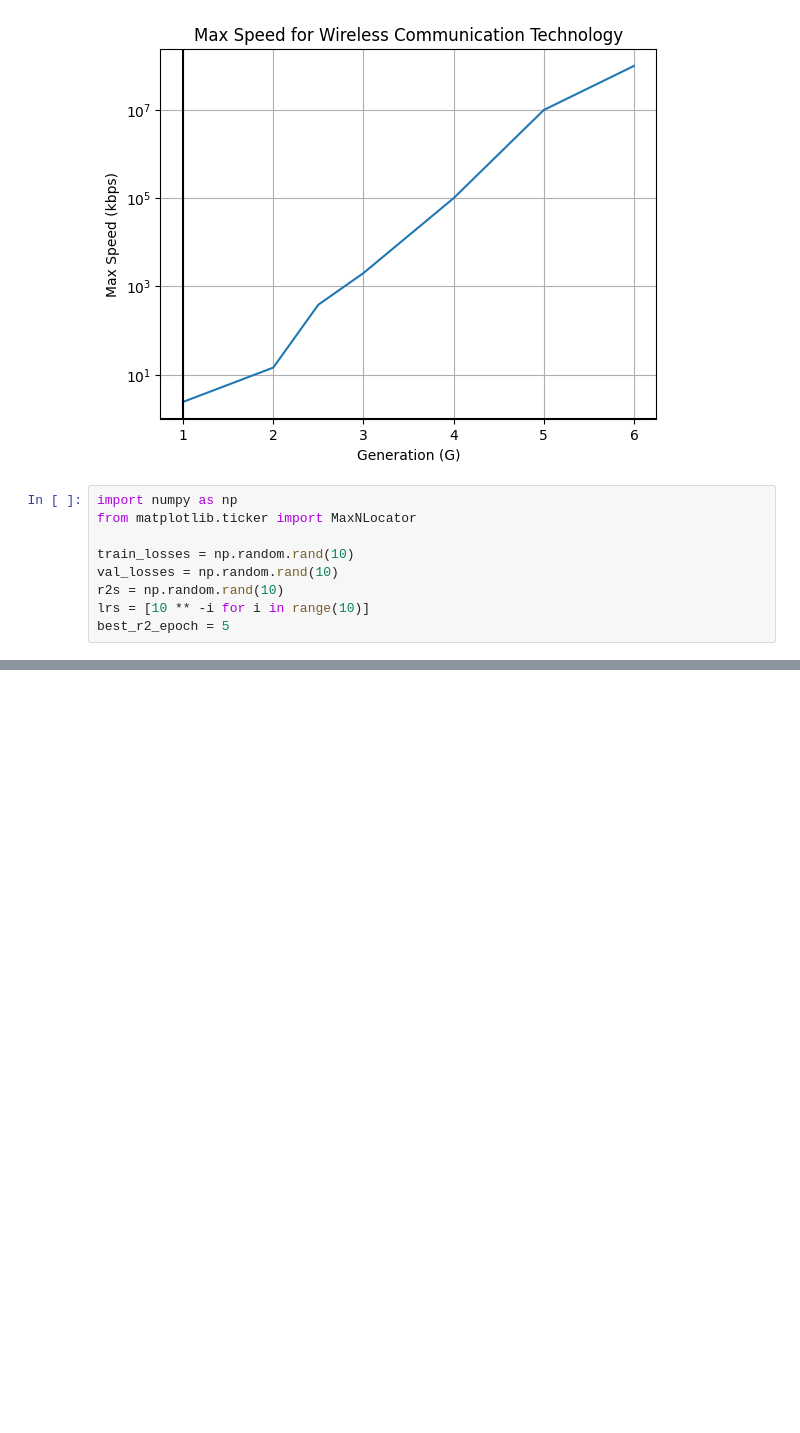
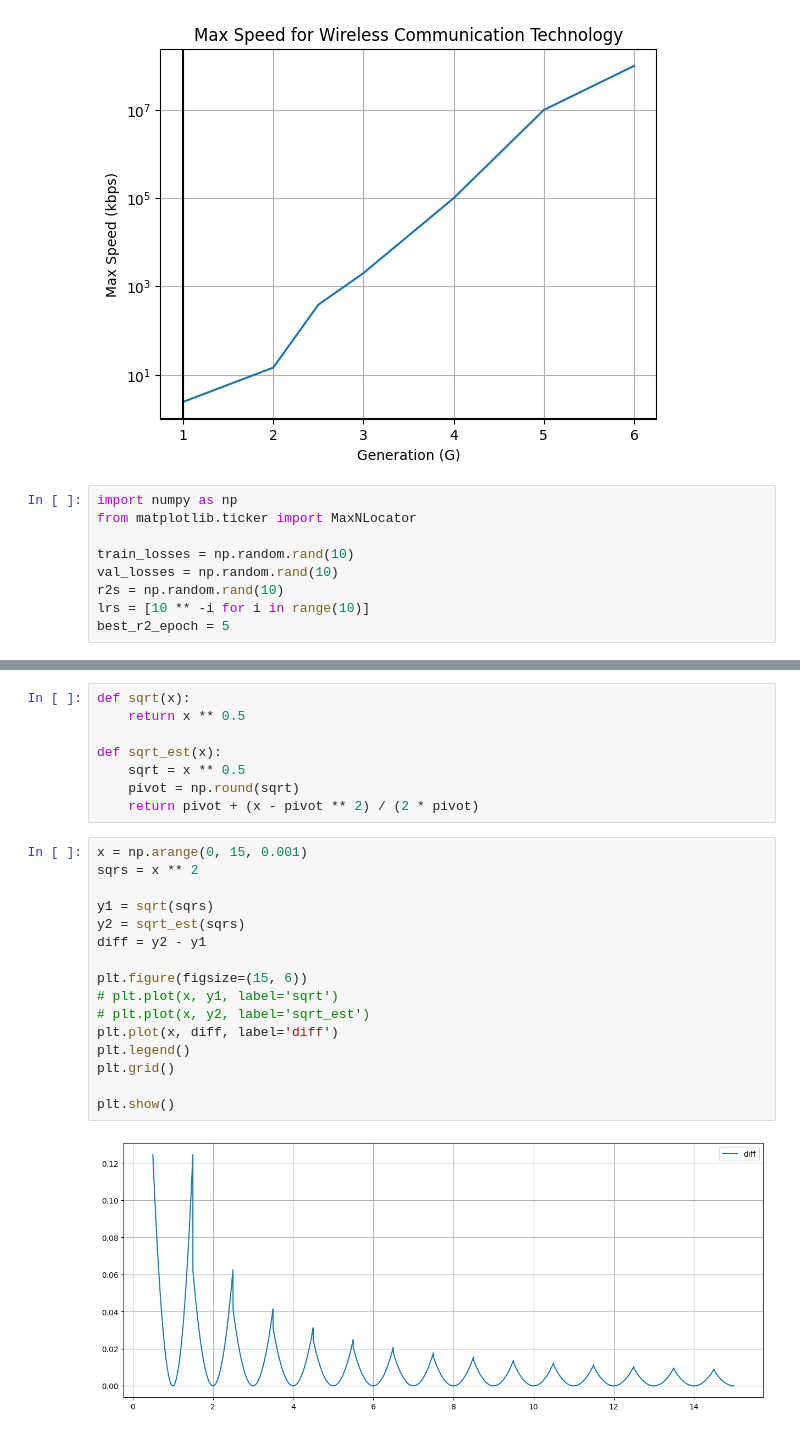
Before and after one commit to kmljt/KaggleNotebooks, a Jupyter notebook: dummy-notebook.ipynb, the cells around one changed output, grey strips where cells are left out. Saved outputs shown, nothing was run; the diff lists cells and outputs as text; blank space fills up the shorter version.

```diff
--- a/dummy-notebook.ipynb
+++ b/dummy-notebook.ipynb
@@ -98,0 +103,26 @@ plt.show()
+# %%
+def sqrt(x):
+    return x ** 0.5
+
+def sqrt_est(x):
+    sqrt = x ** 0.5
+    pivot = np.round(sqrt)
+    return pivot + (x - pivot ** 2) / (2 * pivot)
+# %%
+x = np.arange(0, 15, 0.001)
+sqrs = x ** 2
+
+y1 = sqrt(sqrs)
+y2 = sqrt_est(sqrs)
+diff = y2 - y1
+
+plt.figure(figsize=(15, 6))
+# plt.plot(x, y1, label='sqrt')
+# plt.plot(x, y2, label='sqrt_est')
+plt.plot(x, diff, label='diff')
+plt.legend()
+plt.grid()
+
+plt.show()
+# %% [output]
+[figure, added]
```
Also changed, not shown: parts of 3 cells of this notebook.
